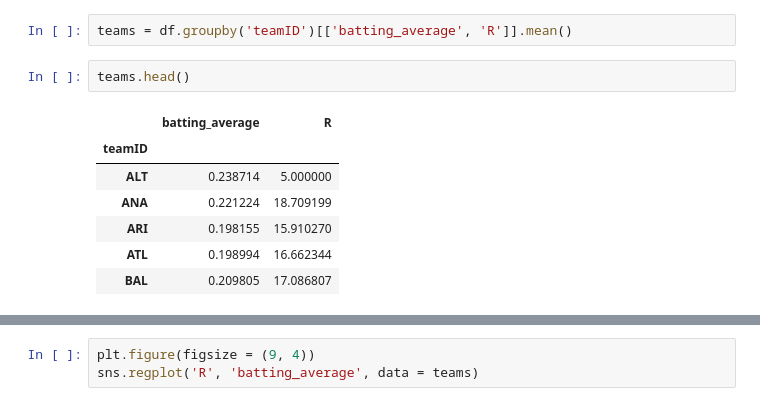
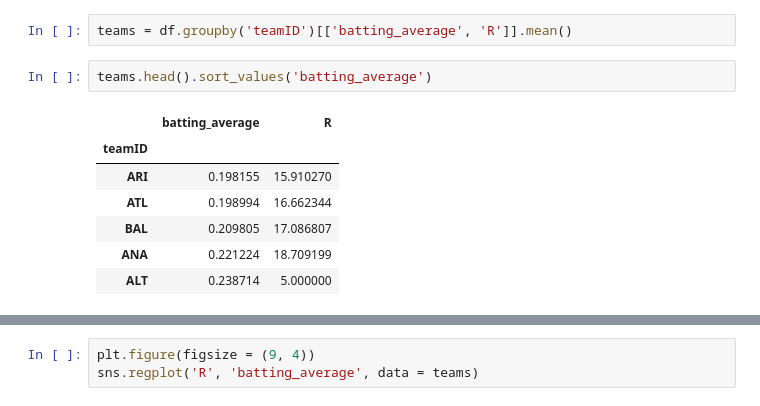
Before and after one commit to abendm/Pandas-Stuff, a Jupyter notebook: 06-Linear-Regression-II-master/02-Baseball.ipynb, the cells around one changed output, grey strips where cells are left out. Saved outputs shown, nothing was run; the diff lists cells and outputs as text.

```diff
--- a/06-Linear-Regression-II-master/02-Baseball.ipynb
+++ b/06-Linear-Regression-II-master/02-Baseball.ipynb
@@ -189,13 +206,13 @@ plt.scatter(df.batting_average, df.R)
 # %%
 teams = df.groupby('teamID')[['batting_average', 'R']].mean()
 # %%
-teams.head()
+teams.head().sort_values('batting_average')
 # %% [output]
 |  | batting_average | R |
 | teamID |  |  |
-| ALT | 0.238714 | 5.000000 |
-| ANA | 0.221224 | 18.709199 |
 | ARI | 0.198155 | 15.910270 |
 | ATL | 0.198994 | 16.662344 |
 | BAL | 0.209805 | 17.086807 |
+| ANA | 0.221224 | 18.709199 |
+| ALT | 0.238714 | 5.000000 |
 # %%
```
Also changed, not shown: parts of 12 cells of this notebook, 2 other files.
